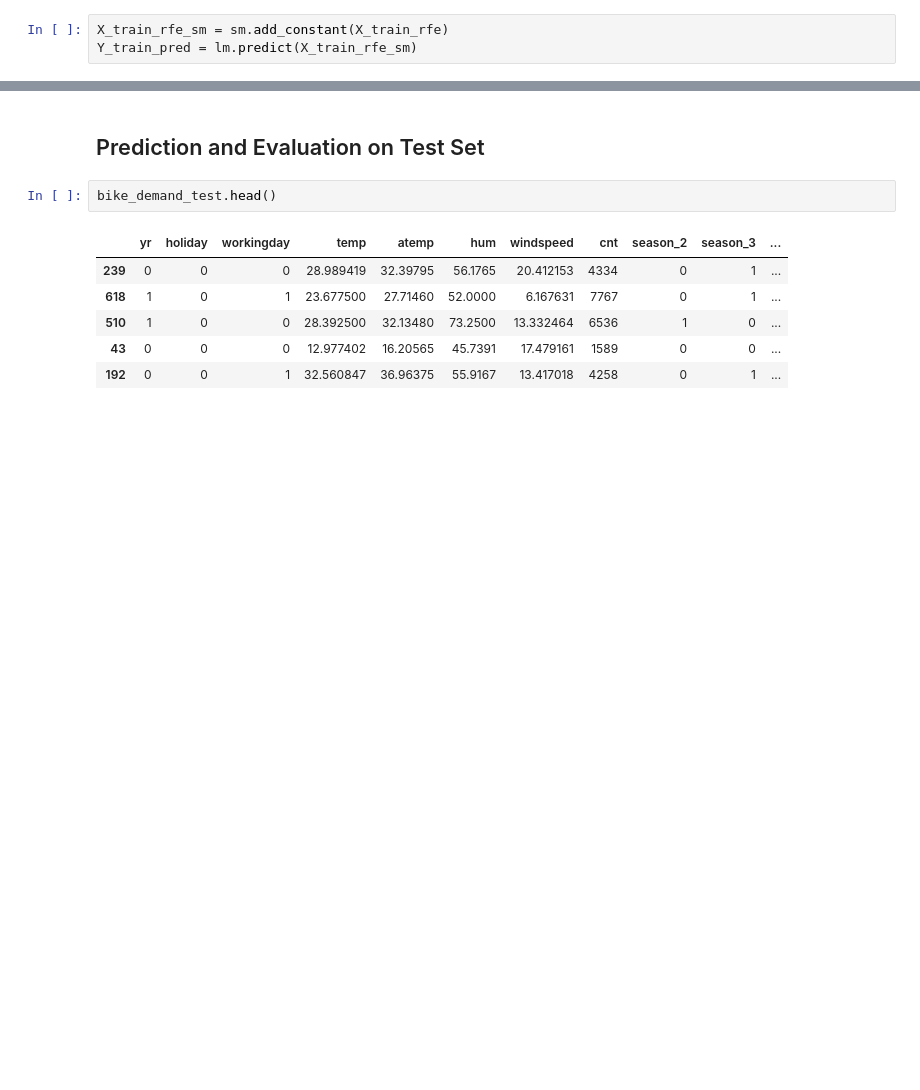
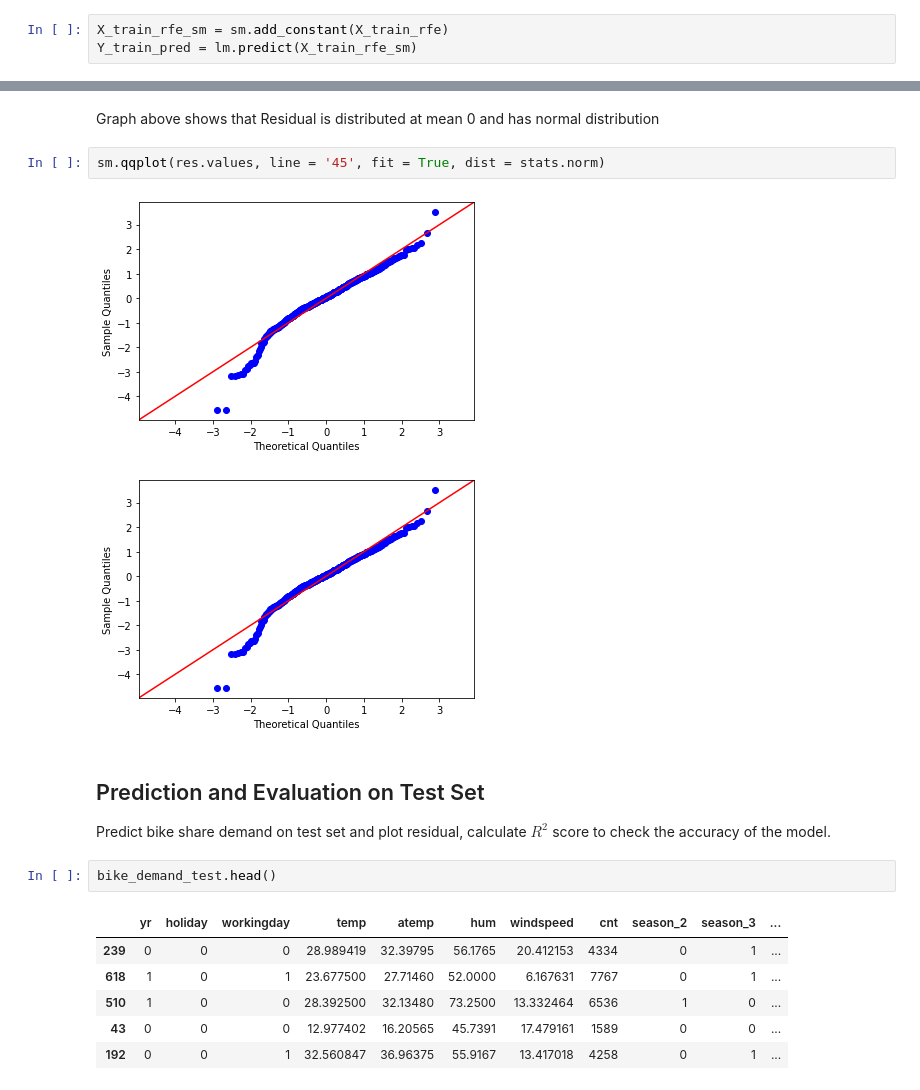
Before and after one commit to vivekparadkar/bike_sharing_demand, a Jupyter notebook: bike_sharing_demand.ipynb, the cells around one changed output, grey strips where cells are left out. Cells and saved outputs as stored; diff of their text form; blank space fills up the shorter version.

```diff
--- a/bike_sharing_demand.ipynb
+++ b/bike_sharing_demand.ipynb
@@ -406,5 +465,14 @@ plt.show()
-# %% [markdown]
-## Prediction and Evaluation on Test Set
+# %% [markdown]
+Graph above shows that Residual is distributed at mean 0 and has normal distribution
+# %%
+sm.qqplot(res.values, line = '45', fit = True, dist = stats.norm)
+# %% [output]
+[figure, added]
+[figure, added]
+# %% [markdown]
+## Prediction and Evaluation on Test Set
+
+Predict bike share demand on test set and plot residual, calculate $R^2 $ score to check the accuracy of the model.
 # %%
 bike_demand_test.head()
 # %% [output]
```
Also changed, not shown: parts of 22 cells of this notebook.
